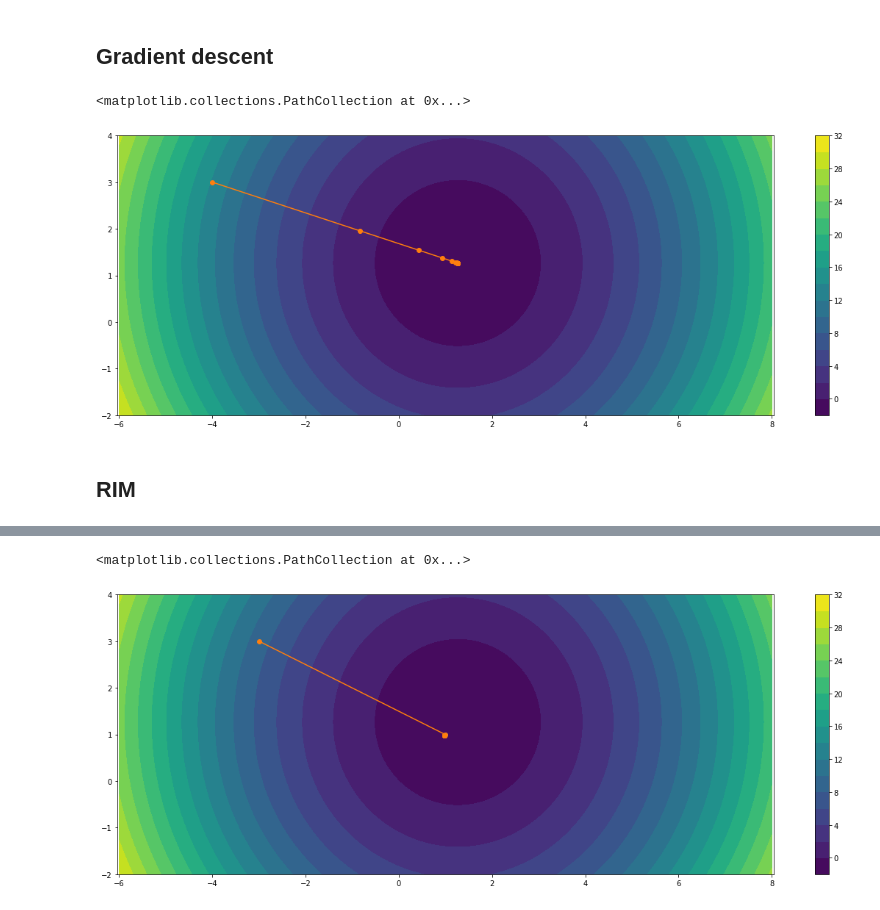
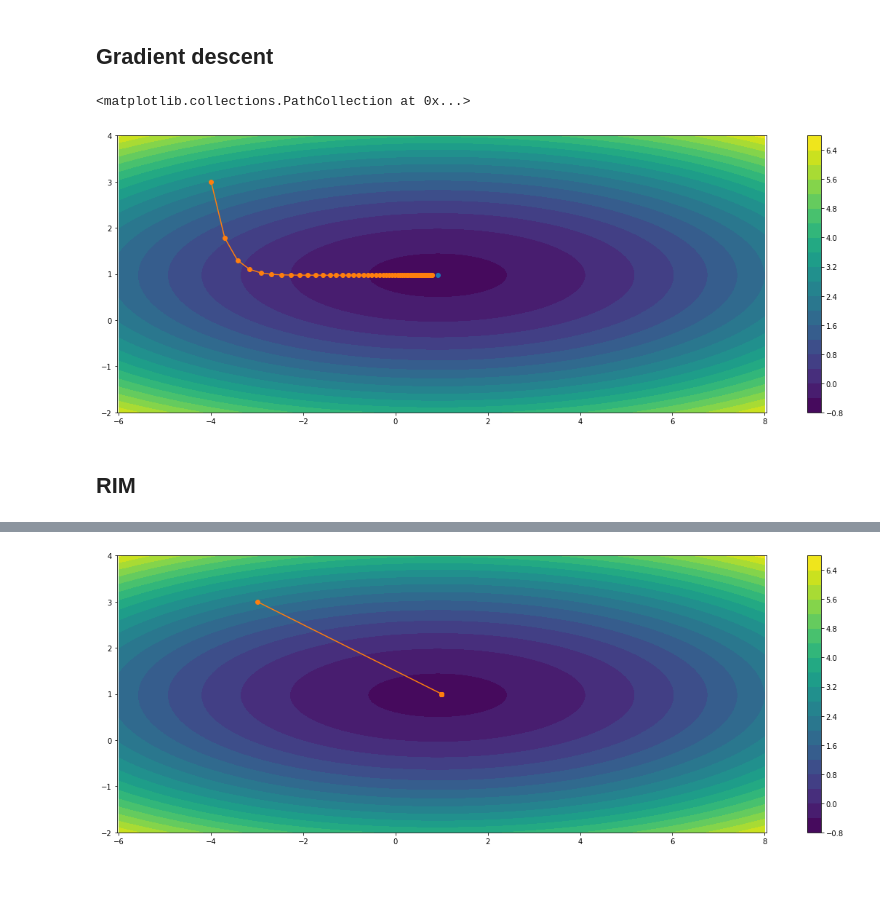
Before and after one commit to artix41/RIM-pytorch, a Jupyter notebook: rim-toy.ipynb, the cells around one changed output, grey strips where cells are left out. Cells and saved outputs as stored; diff of their text form; code cells hidden in the pictures; blank space fills up the shorter version.

```diff
--- a/rim-toy.ipynb
+++ b/rim-toy.ipynb
@@ -16,8 +16,8 @@ The simulator is defined as $y=Ax + n$ where $A$ is a deterministic matrix and $
 # %% [markdown]
 ### Constants
 # %%
-A = np.array([[np.sqrt(1),0],[0,1]])
-sigma = 0.5
+A = np.array([[np.sqrt(0.1),0],[0,1]])
+sigma = 0.1
 # %% [markdown]
 ### Simulator
 # %%
@@ -85,7 +81,7 @@ plt.plot(list_xt[:,0], list_xt[:,1], color=colormap[1])
 plt.scatter(list_xt[:,0], list_xt[:,1])
 # %% [output]
 <matplotlib.collections.PathCollection at 0x...>
-[figure, old version]
+[figure, new version]
 # %% [markdown]
 ## RIM
 # %%
@@ -124,12 +120,12 @@ list_xt = [x0]
 
 for t in range(T):
     xt, st = rim.forward(xt, st)
-    loss = weight_loss(t,T) * criterion(xt, torch.Tensor(data_x))
+    loss += weight_loss(t,T) * criterion(xt, torch.Tensor(data_x))
     list_xt.append(xt.detach().numpy())
 list_xt = np.array(list_xt)
 loss.backward()
 optimizer.step()
-print(loss)
+print("Loss: {0:5f}".format(float(loss)))
 
 plt.rcParams['figure.figsize'] = (20,7)
 plt.axis('equal')
@@ -139,4 +135,6 @@ plt.colorbar();
 plt.scatter(data_x[0], data_x[1])
 plt.plot(list_xt[:,0], list_xt[:,1], color=colormap[1])
 plt.scatter(list_xt[:,0], list_xt[:,1])
+
+# plt.savefig("screenshots/toy-model-1-sample.png")
 # %% [output]
@@ -145,2 +142 @@ tensor(1.00000e-04 *
-<matplotlib.collections.PathCollection at 0x...>
-[figure, old version]
+[figure, new version]
```
Also changed, not shown: parts of 3 cells of this notebook.
